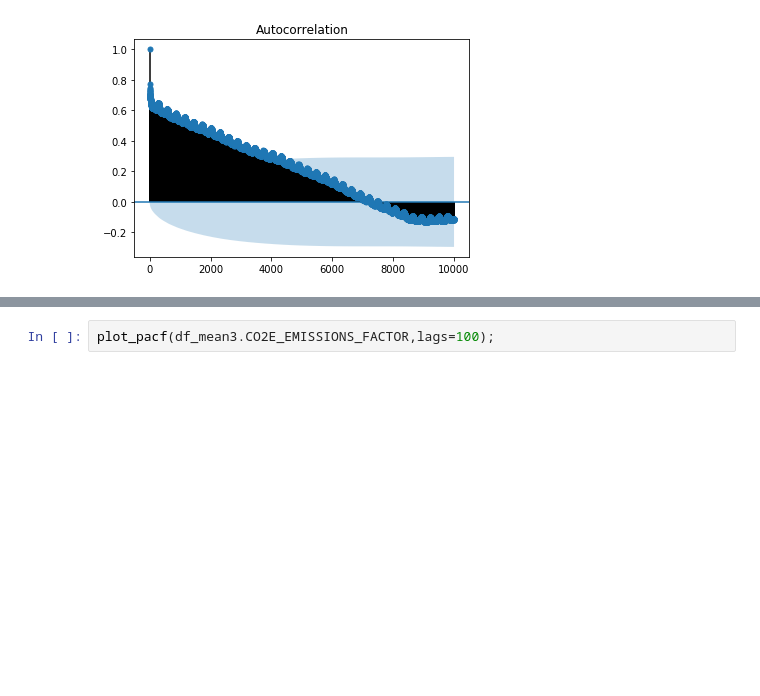
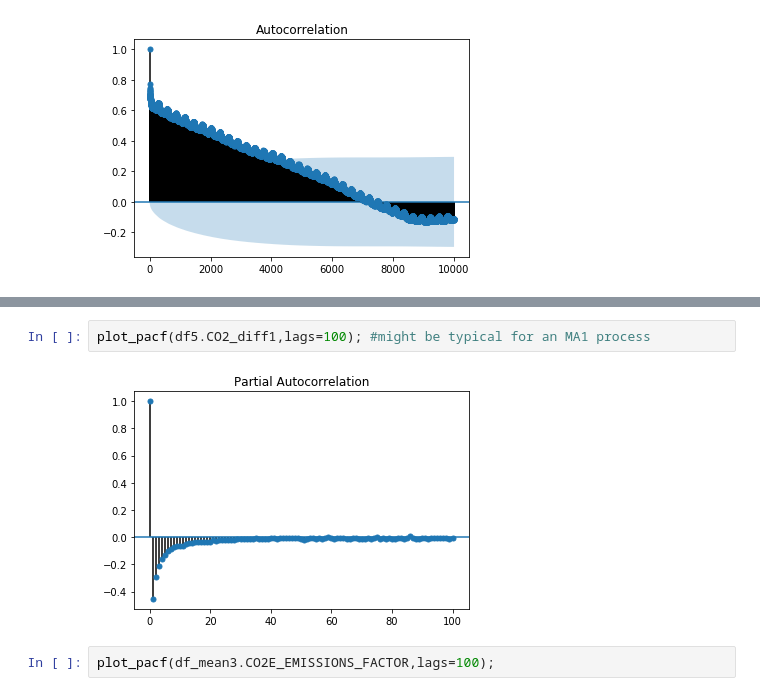
Before and after one commit to bkubsch/marginal-carbon, a Jupyter notebook: notebooks/7c_acf_trials.ipynb, the cells around one changed output, grey strips where cells are left out. Saved outputs shown, nothing was run; the diff lists cells and outputs as text; blank space fills up the shorter version.

```diff
--- a/notebooks/7c_acf_trials.ipynb
+++ b/notebooks/7c_acf_trials.ipynb
@@ -61,3 +95,7 @@ plot_pacf(df_mean2.CO2E_EMISSIONS_FACTOR,lags=100);
+# %%
+plot_pacf(df5.CO2_diff1,lags=100); #might be typical for an MA1 process
+# %% [output]
+[figure, added]
 # %%
 plot_pacf(df_mean3.CO2E_EMISSIONS_FACTOR,lags=100);
 # %% [output]
```
Also changed, not shown: parts of 7 cells of this notebook, 5 other files.
